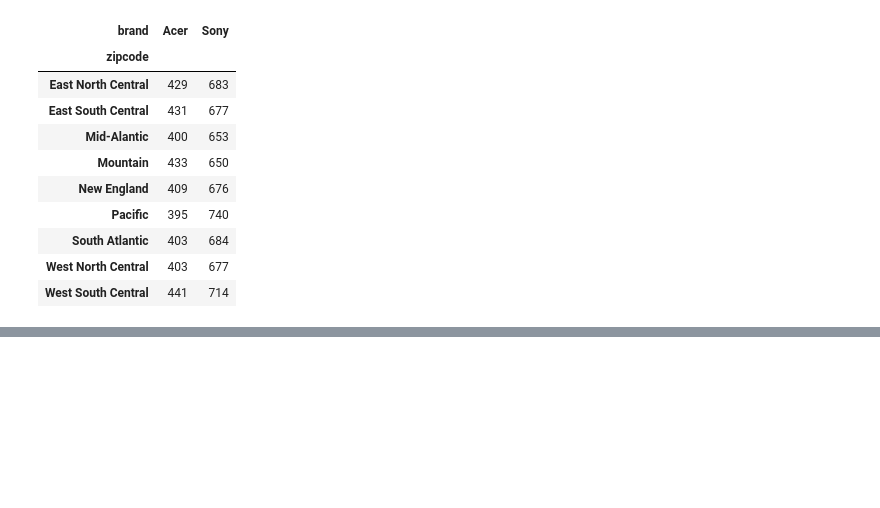
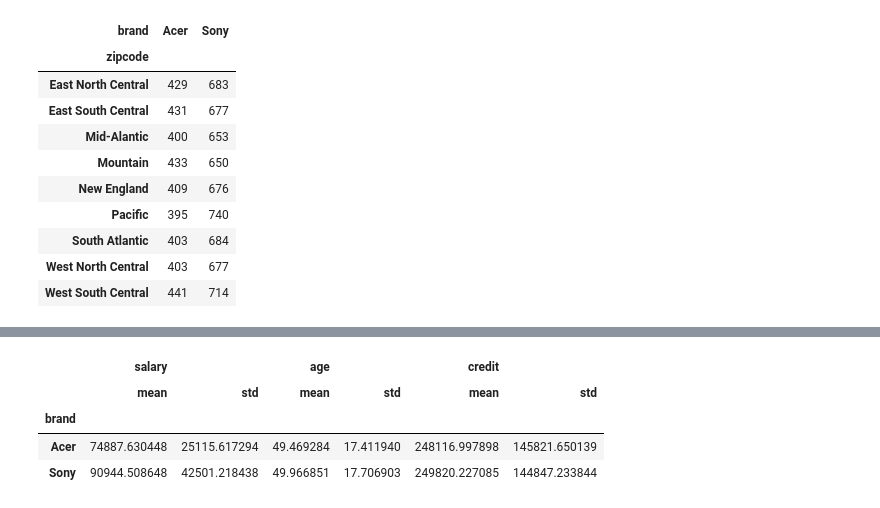
Before and after one commit to tle2001/market-research, a Jupyter notebook: market-research.ipynb, the cells around one changed output, grey strips where cells are left out. Saved outputs shown, nothing was run; the diff lists cells and outputs as text; code cells hidden in the pictures; blank space fills up the shorter version.

```diff
--- a/market-research.ipynb
+++ b/market-research.ipynb
@@ -361,5 +363,6 @@ cross_brand_zip
 #using groupby for check for the metrics of the numerical by the categorical
 #group by brands
 
-groupby_brand = df_cat.groupby("brand")["credit"].agg({"mean": "mean"})
+groupby_brand = df_cat.groupby("brand").agg(["mean", "std"])
+groupby_brand
 # %% [output]
@@ -366,0 +370,5 @@ SpecificationError: nested renamer is not supported
+|  | salary |  | age |  | credit |  |
+|  | mean | std | mean | std | mean | std |
+| brand |  |  |  |  |  |  |
+| Acer | 74887.630448 | 25115.617294 | 49.469284 | 17.411940 | 248116.997898 | 145821.650139 |
+| Sony | 90944.508648 | 42501.218438 | 49.966851 | 17.706903 | 249820.227085 | 144847.233844 |
```
Also changed, not shown: parts of 13 cells of this notebook, 2 other files.
